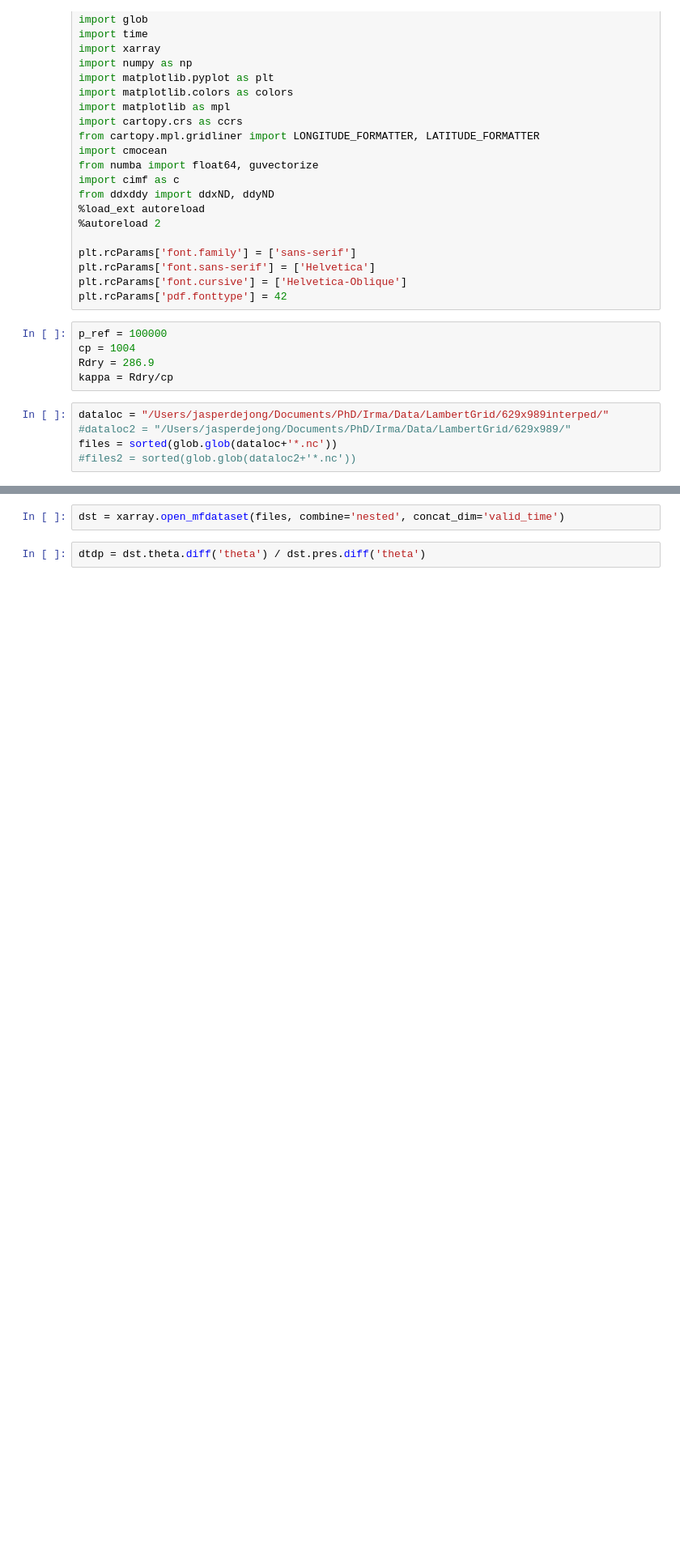
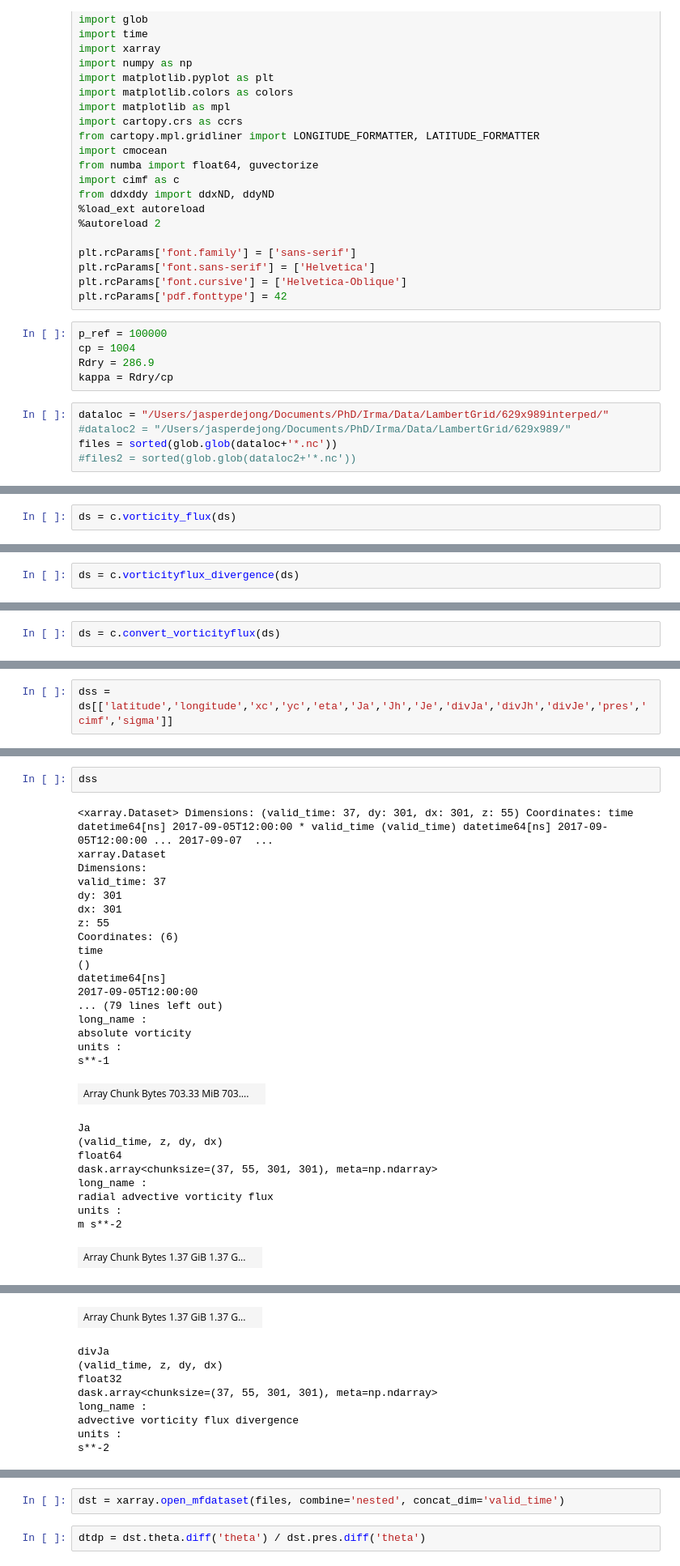
Before and after one commit to JdeJong96/irma-git, a Jupyter notebook: fig/fig07/lg2_Jeta.ipynb, the cells around one changed output, grey strips where cells are left out. Shown at 81% size. Drawn from its saved outputs; the diff is of its cells as text; blank space fills up the shorter version.

```diff
--- a/fig/fig07/lg2_Jeta.ipynb
+++ b/fig/fig07/lg2_Jeta.ipynb
@@ -36,0 +56,2 @@ files = sorted(glob.glob(dataloc+'*.nc'))
+# %%
+ds = c.vorticity_flux(ds)
@@ -36,0 +76,2 @@ files = sorted(glob.glob(dataloc+'*.nc'))
+# %%
+ds = c.vorticityflux_divergence(ds)
@@ -36,0 +85,2 @@ files = sorted(glob.glob(dataloc+'*.nc'))
+# %%
+ds = c.convert_vorticityflux(ds)
@@ -36,0 +94,2 @@ files = sorted(glob.glob(dataloc+'*.nc'))
+# %%
+dss = ds[['latitude','longitude','xc','yc','eta','Ja','Jh','Je','divJa','divJh','divJe','pres','cimf','sigma']]
@@ -36,0 +108,30 @@ files = sorted(glob.glob(dataloc+'*.nc'))
+# %%
+dss
+# %% [output]
+<xarray.Dataset> Dimensions: (valid_time: 37, dy: 301, dx: 301, z: 55) Coordinates: time datetime64[ns] 2017-09-05T12:00:00 * valid_time (valid_time) datetime64[ns] 2017-09-05T12:00:00 ... 2017-09-07  ...
+xarray.Dataset
+Dimensions:
+valid_time: 37
+dy: 301
+dx: 301
+z: 55
+Coordinates: (6)
+time
+()
+datetime64[ns]
+2017-09-05T12:00:00
+... (79 lines left out)
+long_name :
+absolute vorticity
+units :
+s**-1
+| Array Chunk Bytes 703.33 MiB 703.... |  |
+Ja
+(valid_time, z, dy, dx)
+float64
+dask.array<chunksize=(37, 55, 301, 301), meta=np.ndarray>
+long_name :
+radial advective vorticity flux
+units :
+m s**-2
+| Array Chunk Bytes 1.37 GiB 1.37 G... |  |
@@ -36,0 +155,9 @@ files = sorted(glob.glob(dataloc+'*.nc'))
+| Array Chunk Bytes 1.37 GiB 1.37 G... |  |
+divJa
+(valid_time, z, dy, dx)
+float32
+dask.array<chunksize=(37, 55, 301, 301), meta=np.ndarray>
+long_name :
+advective vorticity flux divergence
+units :
+s**-2
```
Also changed, not shown: parts of 9 cells of this notebook, 4 other files.
